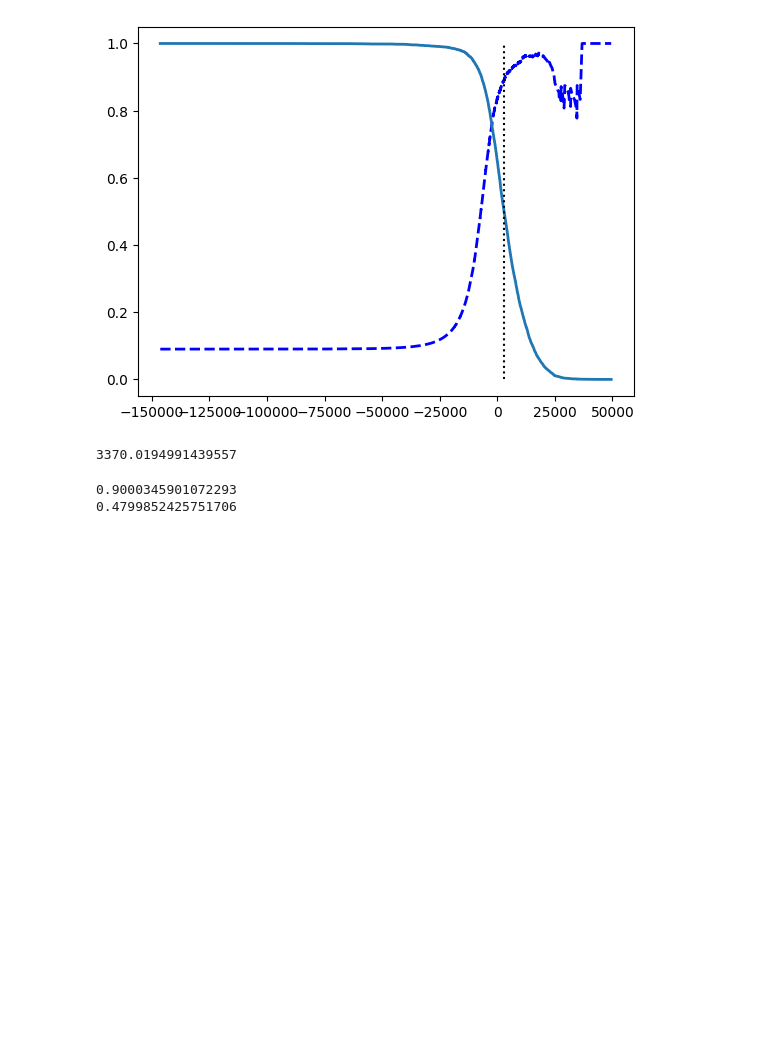
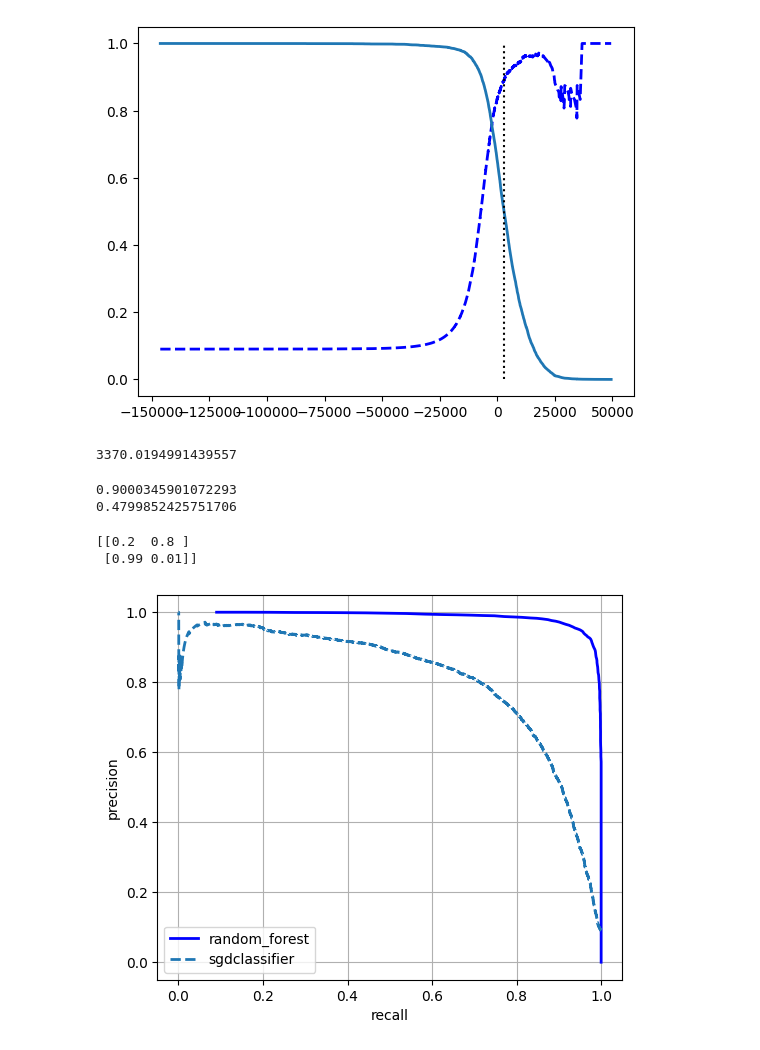
Before and after one commit to samay902/30-DAY-PROJECTHONN, a Jupyter notebook: p-6/custom.ipynb, the cells around one changed output. Drawn from its saved outputs; the diff is of its cells as text; code cells hidden in the pictures; blank space fills up the shorter version.

```diff
--- a/p-6/custom.ipynb
+++ b/p-6/custom.ipynb
@@ -178,3 +178,26 @@ print(recall_score(y_train_9,y_train_pred_90))
 # %% [output]
 0.9000345901072293
 0.4799852425751706
+# %%
+from sklearn.ensemble import RandomForestClassifier
+classifier_rnd=RandomForestClassifier(random_state=41)
+y_scores=cross_val_predict(classifier_rnd,x_train,y_train_9,cv=3,method="predict_proba")
+print(y_scores[:2])
+# %% [output]
+[[0.2  0.8 ]
+ [0.99 0.01]]
+# %%
+y_scores_forest=y_scores[:,1]
+precisions_forest,recalls_forest,thresholds_forest=precision_recall_curve(y_train_9,y_scores_forest)
+# %%
+plt.figure(figsize=(6,5))
+plt.plot(precisions_forest,recalls_forest,"b-",linewidth=2,label="random_forest")
+plt.plot(recall,precision,"--",linewidth=2,label="sgdclassifier")
+plt.grid()
+plt.xlabel("recall")
+plt.ylabel("precision")
+
+plt.legend(loc="lower left")
+plt.show()
+# %% [output]
+[figure, added]
```
Also changed, not shown: parts of 1 cell of this notebook.
